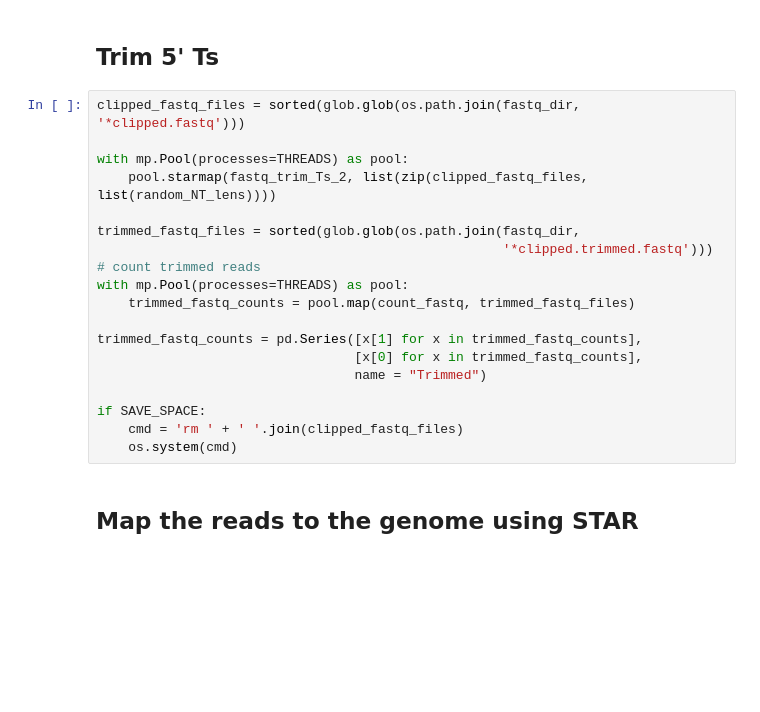
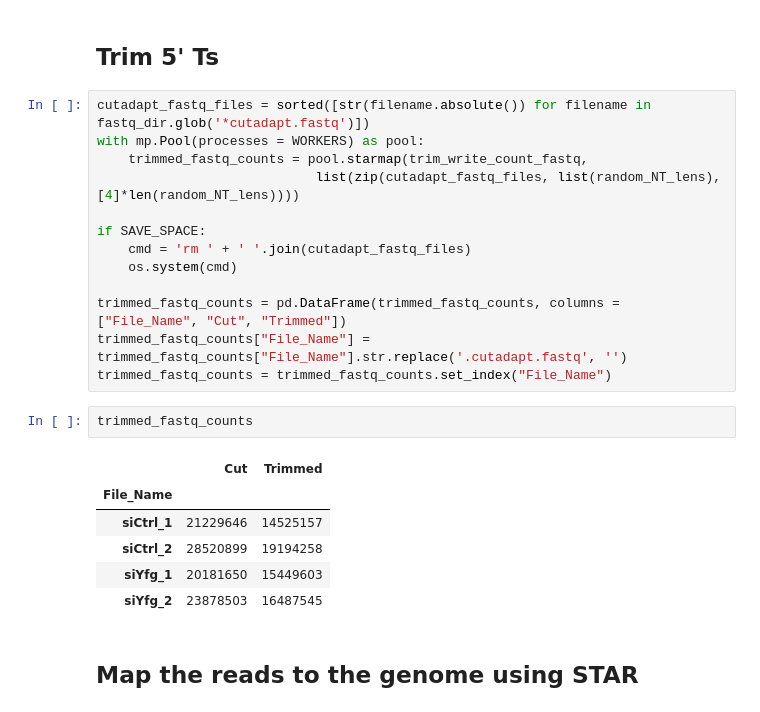
Before and after one commit to DinghaiZ/3-prime-READS-plus, a Jupyter notebook: 3-prime-READS-plus_Pipeline.ipynb, the cells around one changed output. Drawn from its saved outputs; the diff is of its cells as text; blank space fills up the shorter version.

```diff
--- a/3-prime-READS-plus_Pipeline.ipynb
+++ b/3-prime-READS-plus_Pipeline.ipynb
@@ -327,24 +359,27 @@ if SAVE_SPACE:
 # %% [markdown]
 ## Trim 5' Ts
-# %%
-clipped_fastq_files = sorted(glob.glob(os.path.join(fastq_dir, '*clipped.fastq')))
-
-with mp.Pool(processes=THREADS) as pool:
-    pool.starmap(fastq_trim_Ts_2, list(zip(clipped_fastq_files, list(random_NT_lens))))
-
-trimmed_fastq_files = sorted(glob.glob(os.path.join(fastq_dir,
-                                                    '*clipped.trimmed.fastq')))
-# count trimmed reads
-with mp.Pool(processes=THREADS) as pool:
-    trimmed_fastq_counts = pool.map(count_fastq, trimmed_fastq_files)
-
-trimmed_fastq_counts = pd.Series([x[1] for x in trimmed_fastq_counts],
-                                 [x[0] for x in trimmed_fastq_counts],
-                                 name = "Trimmed")
-
-if SAVE_SPACE:
-    cmd = 'rm ' + ' '.join(clipped_fastq_files)
-    os.system(cmd)
+# %%
+cutadapt_fastq_files = sorted([str(filename.absolute()) for filename in fastq_dir.glob('*cutadapt.fastq')])
+with mp.Pool(processes = WORKERS) as pool:
+    trimmed_fastq_counts = pool.starmap(trim_write_count_fastq,
+                            list(zip(cutadapt_fastq_files, list(random_NT_lens), [4]*len(random_NT_lens))))
+
+if SAVE_SPACE:
+    cmd = 'rm ' + ' '.join(cutadapt_fastq_files)
+    os.system(cmd)
+
+trimmed_fastq_counts = pd.DataFrame(trimmed_fastq_counts, columns = ["File_Name", "Cut", "Trimmed"])
+trimmed_fastq_counts["File_Name"] = trimmed_fastq_counts["File_Name"].str.replace('.cutadapt.fastq', '')
+trimmed_fastq_counts = trimmed_fastq_counts.set_index("File_Name")
+# %%
+trimmed_fastq_counts
+# %% [output]
+|  | Cut | Trimmed |
+| File_Name |  |  |
+| siCtrl_1 | 21229646 | 14525157 |
+| siCtrl_2 | 28520899 | 19194258 |
+| siYfg_1 | 20181650 | 15449603 |
+| siYfg_2 | 23878503 | 16487545 |
 # %% [markdown]
 ## Map the reads to the genome using STAR
 # %% [markdown]
```
Also changed, not shown: parts of 18 cells of this notebook, 1 other file.
